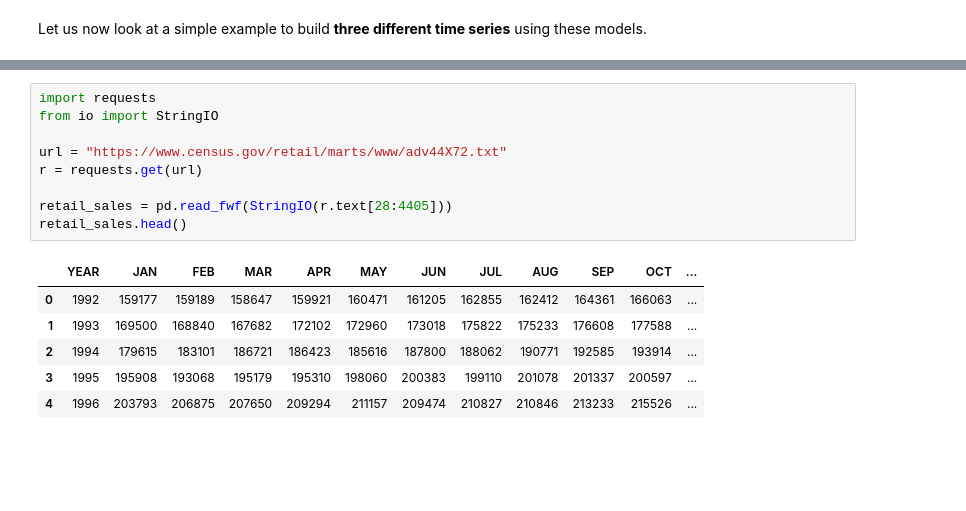
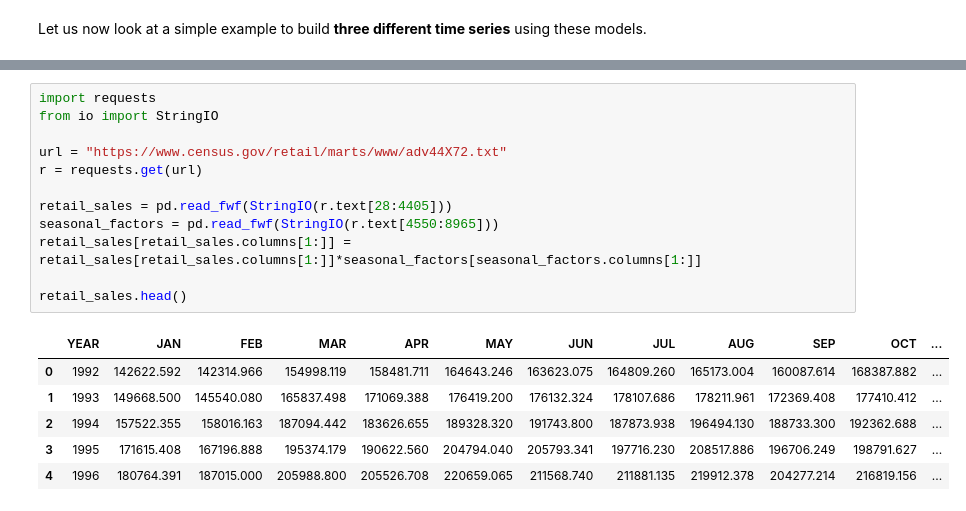
Before and after one commit to JayitaCh/Time-Series-Analysis, a Jupyter notebook: Ch4_1TimeSeriesDecomposition.ipynb, the cells around one changed output, grey strips where cells are left out. Cells and saved outputs as stored; diff of their text form; blank space fills up the shorter version.

```diff
--- a/Ch4_1TimeSeriesDecomposition.ipynb
+++ b/Ch4_1TimeSeriesDecomposition.ipynb
@@ -187,16 +190,19 @@ plt.show()
 # %%
 import requests
 from io import StringIO
 
 url = "https://www.census.gov/retail/marts/www/adv44X72.txt"
 r = requests.get(url)
 
 retail_sales = pd.read_fwf(StringIO(r.text[28:4405]))
+seasonal_factors = pd.read_fwf(StringIO(r.text[4550:8965]))
+retail_sales[retail_sales.columns[1:]] = retail_sales[retail_sales.columns[1:]]*seasonal_factors[seasonal_factors.columns[1:]]
+
 retail_sales.head()
 # %% [output]
 |  | YEAR | JAN | FEB | MAR | APR | MAY | JUN | JUL | AUG | SEP | OCT | ... |
-| 0 | 1992 | 159177 | 159189 | 158647 | 159921 | 160471 | 161205 | 162855 | 162412 | 164361 | 166063 | ... |
-| 1 | 1993 | 169500 | 168840 | 167682 | 172102 | 172960 | 173018 | 175822 | 175233 | 176608 | 177588 | ... |
-| 2 | 1994 | 179615 | 183101 | 186721 | 186423 | 185616 | 187800 | 188062 | 190771 | 192585 | 193914 | ... |
-| 3 | 1995 | 195908 | 193068 | 195179 | 195310 | 198060 | 200383 | 199110 | 201078 | 201337 | 200597 | ... |
-| 4 | 1996 | 203793 | 206875 | 207650 | 209294 | 211157 | 209474 | 210827 | 210846 | 213233 | 215526 | ... |
+| 0 | 1992 | 142622.592 | 142314.966 | 154998.119 | 158481.711 | 164643.246 | 163623.075 | 164809.260 | 165173.004 | 160087.614 | 168387.882 | ... |
+| 1 | 1993 | 149668.500 | 145540.080 | 165837.498 | 171069.388 | 176419.200 | 176132.324 | 178107.686 | 178211.961 | 172369.408 | 177410.412 | ... |
+| 2 | 1994 | 157522.355 | 158016.163 | 187094.442 | 183626.655 | 189328.320 | 191743.800 | 187873.938 | 196494.130 | 188733.300 | 192362.688 | ... |
+| 3 | 1995 | 171615.408 | 167196.888 | 195374.179 | 190622.560 | 204794.040 | 205793.341 | 197716.230 | 208517.886 | 196706.249 | 198791.627 | ... |
+| 4 | 1996 | 180764.391 | 187015.000 | 205988.800 | 205526.708 | 220659.065 | 211568.740 | 211881.135 | 219912.378 | 204277.214 | 216819.156 | ... |
```
Also changed, not shown: parts of 10 cells of this notebook.
